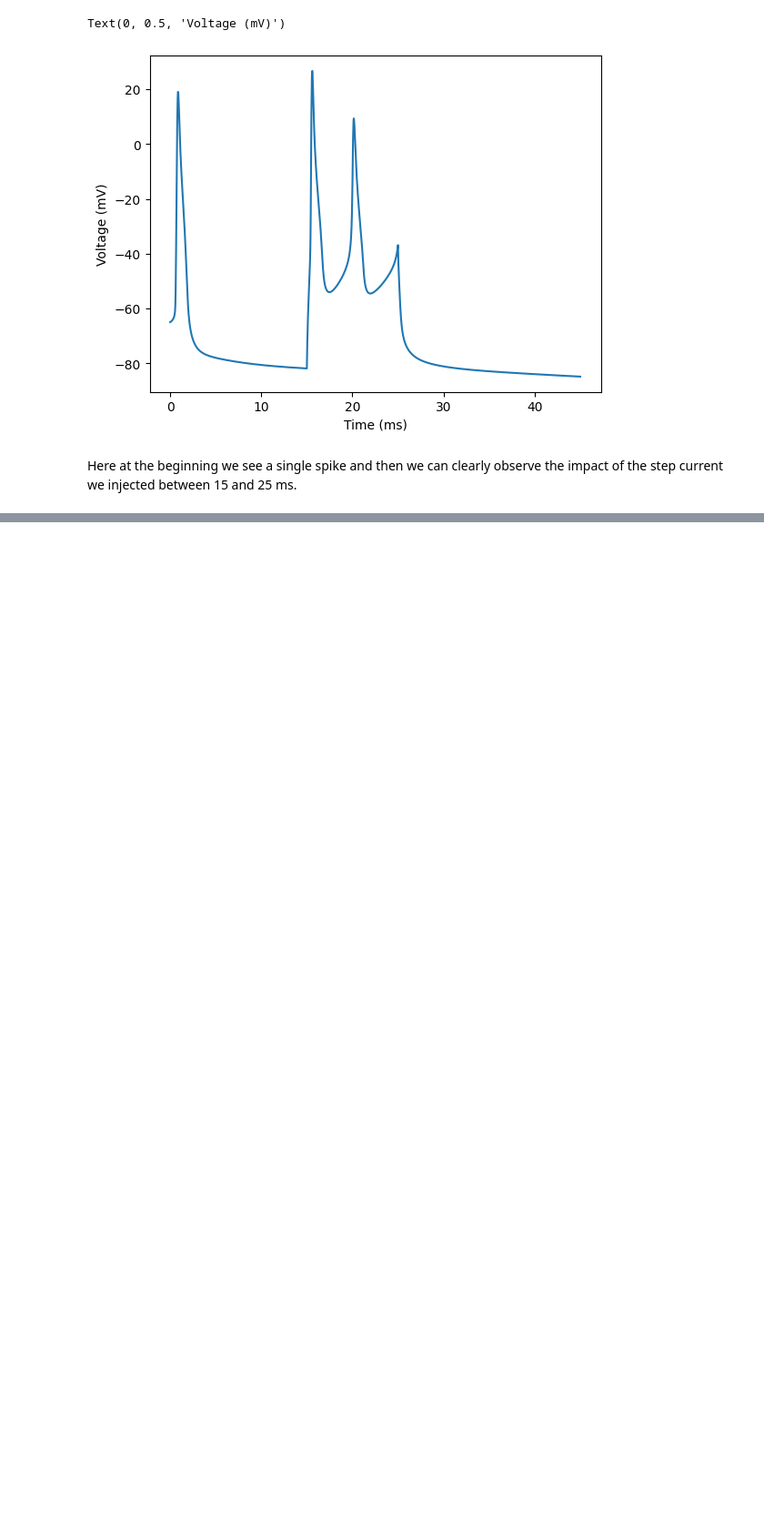
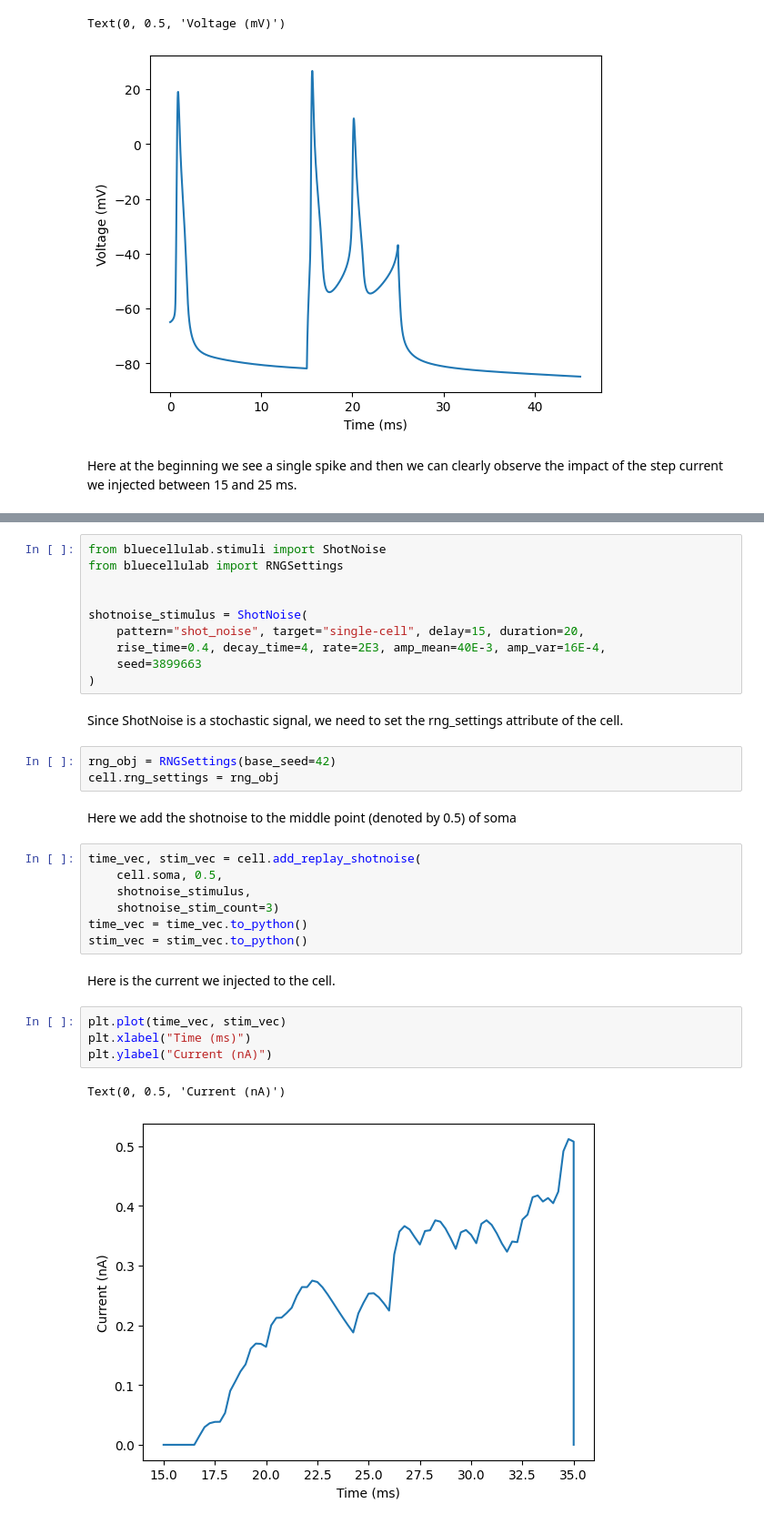
Before and after one commit to BlueBrain/BlueCelluLab, a Jupyter notebook: examples/singlecell/singlecell.ipynb, the cells around one changed output, grey strips where cells are left out. Shown at 91% size. Drawn from its saved outputs; the diff is of its cells as text; blank space fills up the shorter version.

Commit message:
advance tutorial until shotnoise

```diff
--- a/examples/singlecell/singlecell.ipynb
+++ b/examples/singlecell/singlecell.ipynb
@@ -130,0 +144,33 @@ Here at the beginning we see a single spike and then we can clearly observe the
+# %%
+from bluecellulab.stimuli import ShotNoise
+from bluecellulab import RNGSettings
+
+
+shotnoise_stimulus = ShotNoise(
+    pattern="shot_noise", target="single-cell", delay=15, duration=20,
+    rise_time=0.4, decay_time=4, rate=2E3, amp_mean=40E-3, amp_var=16E-4,
+    seed=3899663
+)
+# %% [markdown]
+Since ShotNoise is a stochastic signal, we need to set the rng_settings attribute of the cell.
+# %%
+rng_obj = RNGSettings(base_seed=42)
+cell.rng_settings = rng_obj
+# %% [markdown]
+Here we add the shotnoise to the middle point (denoted by 0.5) of soma
+# %%
+time_vec, stim_vec = cell.add_replay_shotnoise(
+    cell.soma, 0.5,
+    shotnoise_stimulus,
+    shotnoise_stim_count=3)
+time_vec = time_vec.to_python()
+stim_vec = stim_vec.to_python()
+# %% [markdown]
+Here is the current we injected to the cell.
+# %%
+plt.plot(time_vec, stim_vec)
+plt.xlabel("Time (ms)")
+plt.ylabel("Current (nA)")
+# %% [output]
+Text(0, 0.5, 'Current (nA)')
+[figure, added]
```
Also changed, not shown: parts of 8 cells of this notebook.
